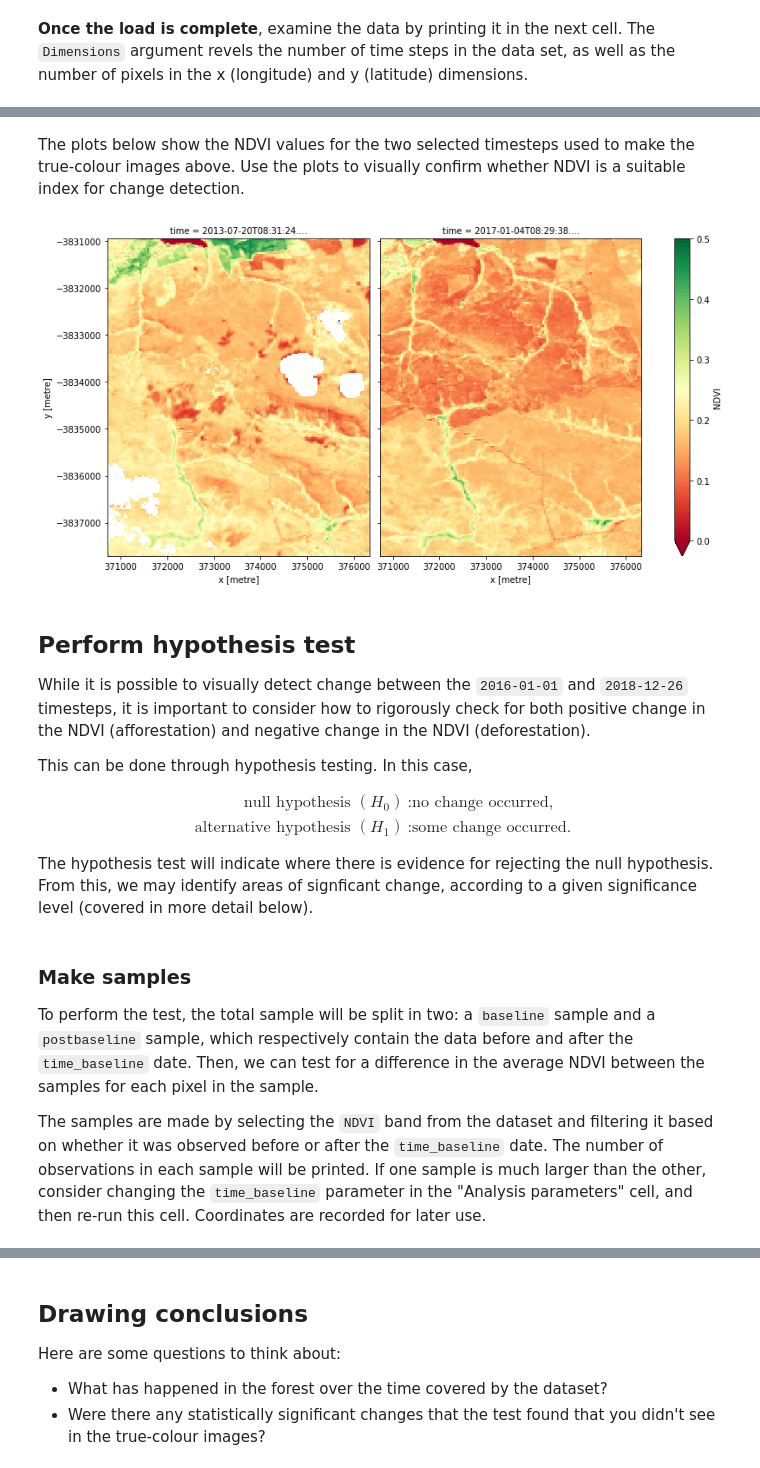
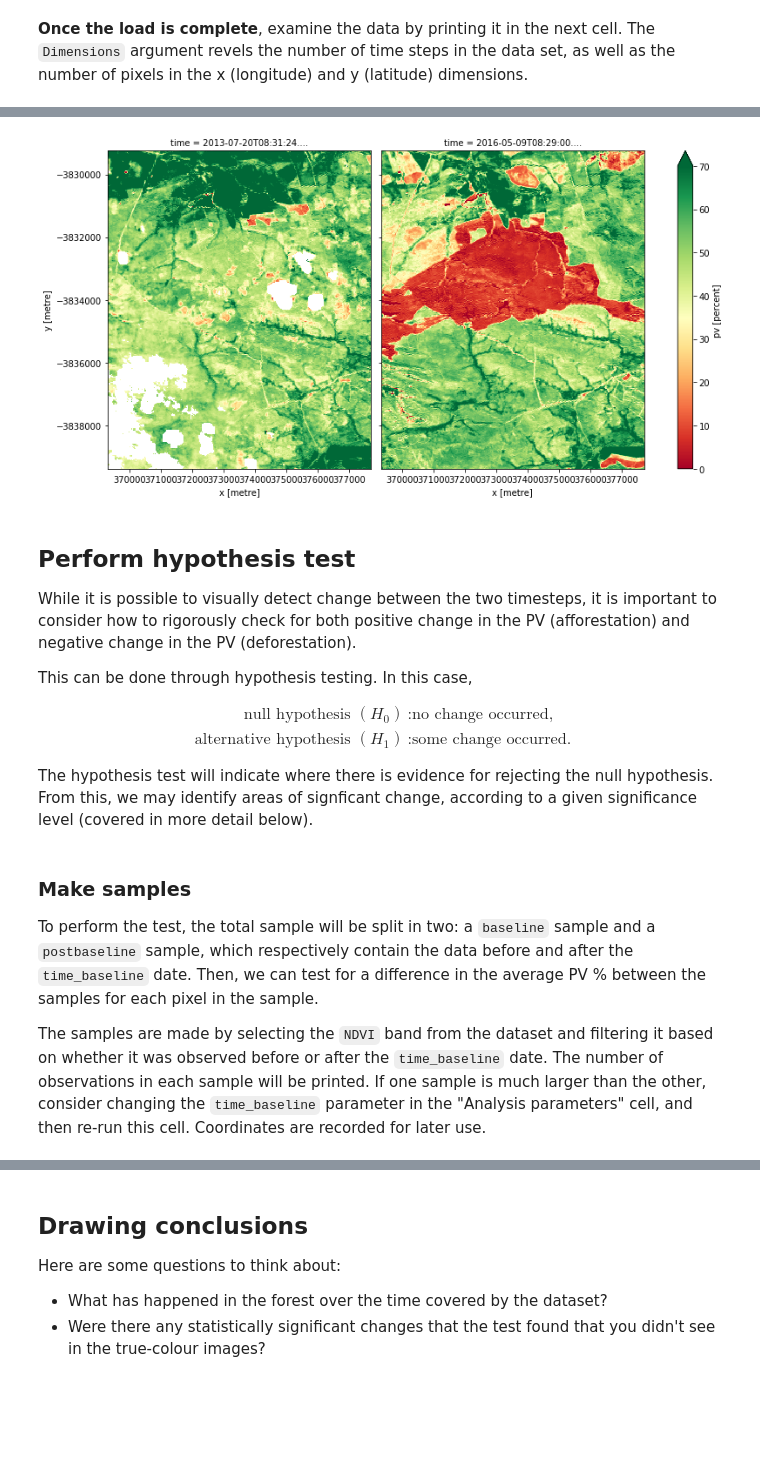
Before and after one commit to whatnick/dea-notebooks, a Jupyter notebook: Landsat_change_detection.ipynb, the cells around one changed output, grey strips where cells are left out. Saved outputs shown, nothing was run; the diff lists cells and outputs as text; code cells hidden in the pictures; blank space fills up the shorter version.

```diff
--- a/Landsat_change_detection.ipynb
+++ b/Landsat_change_detection.ipynb
@@ -95,7 +90,7 @@ The example covers the Kowen Forest, a commercial pine plantation in the Austral
 # Define the area of interest
 latitude = -34.643
 longitude = 19.620
-buff = 0.03
+buffer = 0.045
 
 # Set the range of dates for the complete sample
 time = ('2013-01-01', '2017-12-01')
@@ -103,7 +98,7 @@ time = ('2013-01-01', '2017-12-01')
 # Set the date to separate the data into two samples for comparison
 time_baseline = '2015-11-01'
 
-chunks={'x':250, 'y':250}
+chunks={'x':100, 'y':100}
 # %% [markdown]
 ## View the selected location
 The next cell will display the selected area on an interactive map.
@@ -215,17 +177,17 @@ col2 = calculate_indices(col2, 'NDVI', collection='c2')
-# %% [markdown]
-The plots below show the NDVI values for the two selected timesteps used to make the true-colour images above.
-Use the plots to visually confirm whether NDVI is a suitable index for change detection.
 # %%
-# Plot the NDVI values for pixels classified as water for the two dates.
-col2.NDVI.isel(time=[initial_timestep, final_timestep]).plot.imshow(
-    'x', 'y', col='time', cmap='RdYlGn',  vmin=0, vmax=0.5, figsize=(12, 6))
+# Set the timesteps to visualise
+initial_timestep = 5
+final_timestep = 112
+
+fc.pv.isel(time=[initial_timestep, final_timestep]).plot.imshow(
+    'x', 'y', col='time', cmap='RdYlGn',  vmin=0, vmax=70, figsize=(12, 6))
 
 plt.show()
 # %% [output]
-[figure, old version]
+[figure, new version]
 # %% [markdown]
 ## Perform hypothesis test
-While it is possible to visually detect change between the `2016-01-01` and `2018-12-26` timesteps, it is important to consider how to rigorously check for both positive change in the NDVI (afforestation) and negative change in the NDVI (deforestation).
+While it is possible to visually detect change between the two timesteps, it is important to consider how to rigorously check for both positive change in the PV (afforestation) and negative change in the PV (deforestation).
 
 This can be done through hypothesis testing.
 In this case,
@@ -243,7 +205,7 @@ From this, we may identify areas of signficant change, according to a given sign
 ### Make samples
 
 To perform the test, the total sample will be split in two: a `baseline` sample and a `postbaseline` sample, which respectively contain the data before and after the `time_baseline` date.
-Then, we can test for a difference in the average NDVI between the samples for each pixel in the sample.
+Then, we can test for a difference in the average PV % between the samples for each pixel in the sample.
 
 The samples are made by selecting the `NDVI` band from the dataset and filtering it based on whether it was observed before or after the `time_baseline` date.
 The number of observations in each sample will be printed.
```
Also changed, not shown: parts of 25 cells of this notebook.
